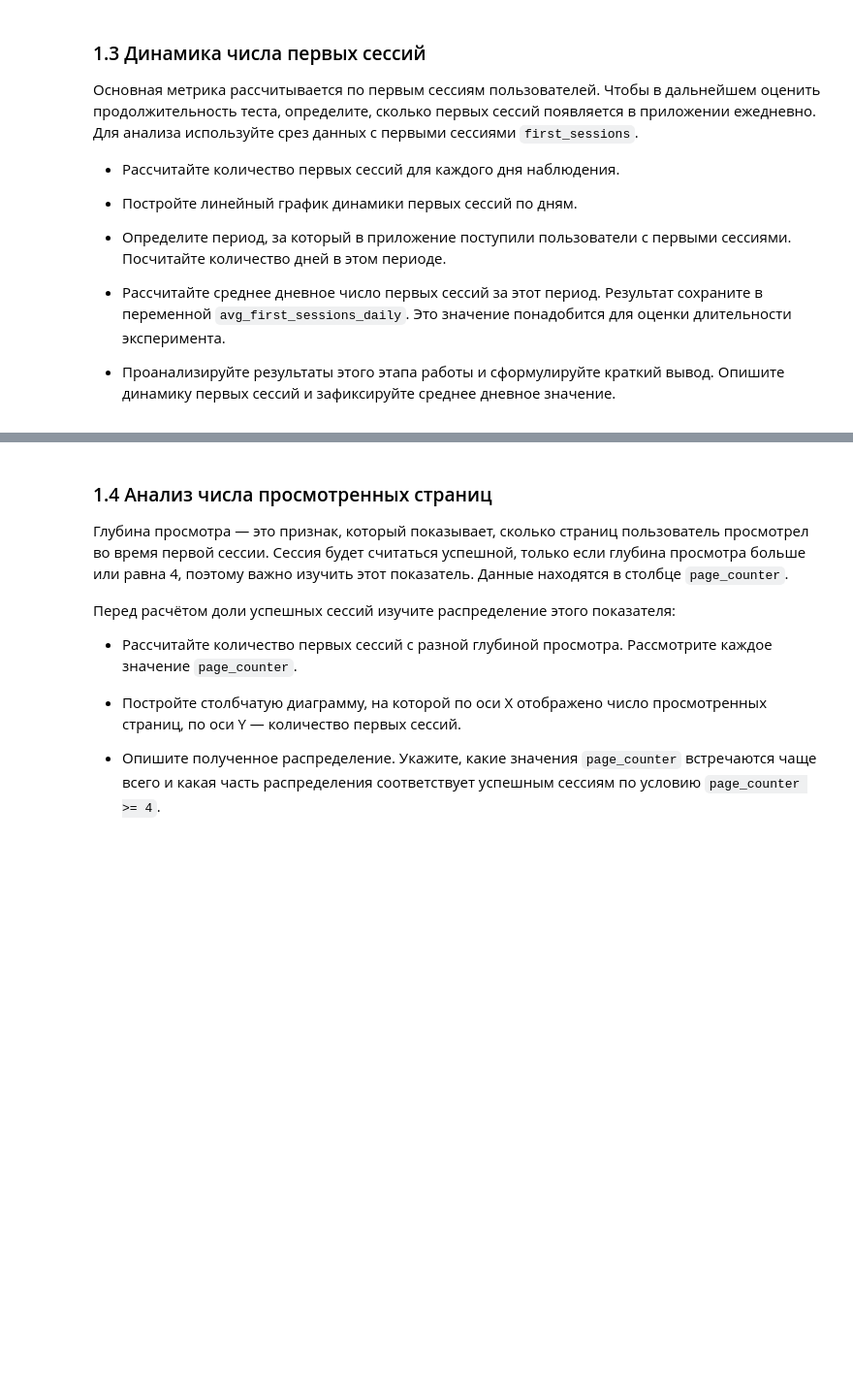
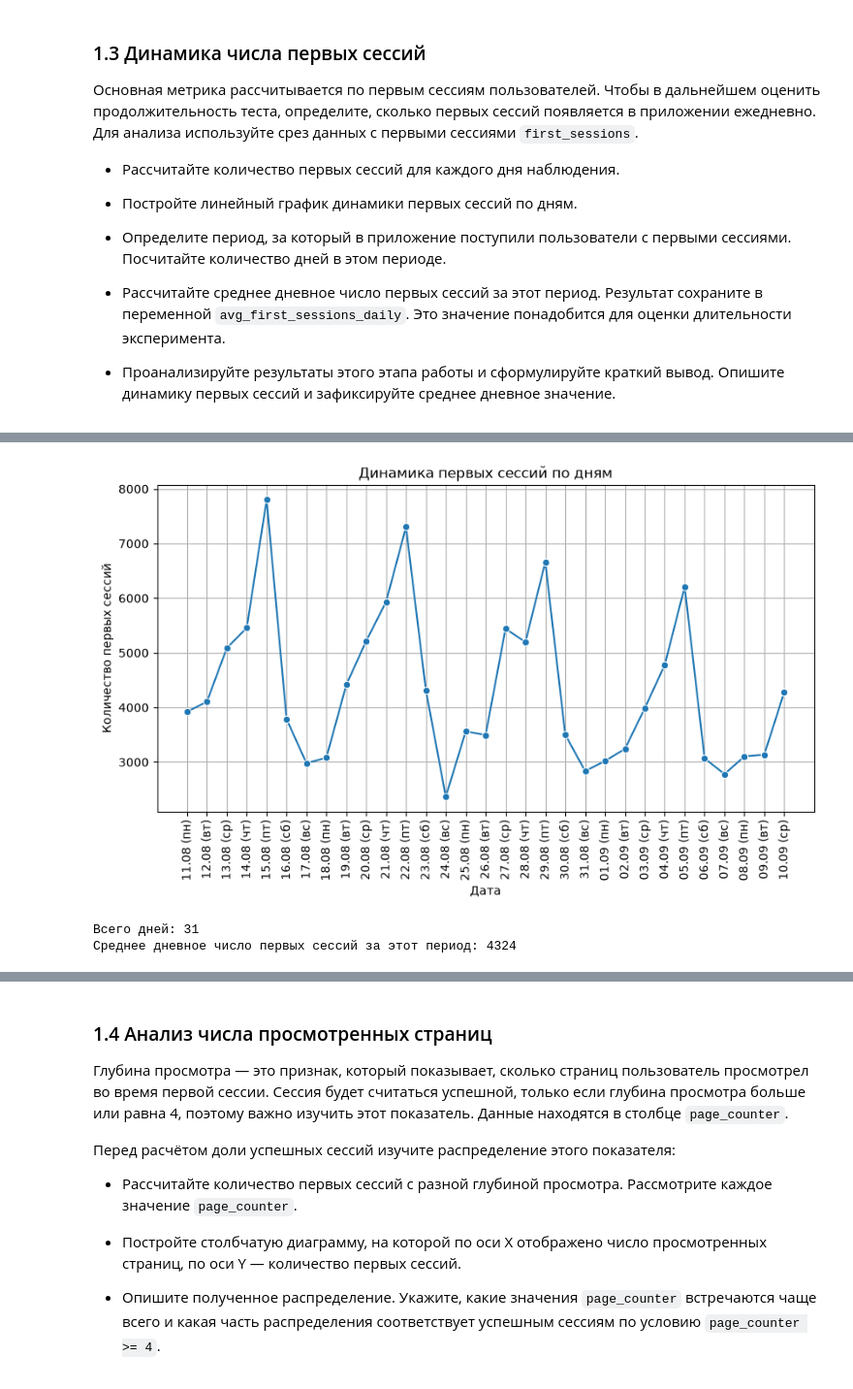
Before and after one commit to MEYakunin/Sprint22_AB_Test_Successful_First_Sessions, a Jupyter notebook: Sprint22_AB_Test_Successful_First_Sessions_Yakunin_Mikl.ipynb, the cells around one changed output, grey strips where cells are left out. Shown at 97% size. Cells and saved outputs as stored; diff of their text form; code cells hidden in the pictures; blank space fills up the shorter version.

Commit message:
Раздел 1.3 Динамика числа первых сессий - заполнены все требуемые ячейки. Составлен промежуточный вывод.

```diff
--- a/Sprint22_AB_Test_Successful_First_Sessions_Yakunin_Mikl.ipynb
+++ b/Sprint22_AB_Test_Successful_First_Sessions_Yakunin_Mikl.ipynb
@@ -167,4 +167,14 @@ else:
 - Проанализируйте результаты этого этапа работы и сформулируйте краткий вывод. Опишите динамику первых сессий и зафиксируйте среднее дневное значение.
 # %%
 # Рассчитайте количество первых сессий по дням
-first_sessions_daily = ...
+first_sessions_daily = first_sessions.groupby('session_date').size().reset_index()
+first_sessions_daily.columns = ['session_date', 'count_first_sessions']
+
+# Добавляем к дате метку дня недели
+weekday_names = {0: 'пн', 1: 'вт', 2: 'ср', 3: 'чт', 4: 'пт', 5: 'сб', 6: 'вс'}
+first_sessions_daily['date_label'] = (
+    first_sessions_daily['session_date'].dt.strftime('%d.%m')
+    + ' (' + first_sessions_daily['session_date'].dt.day_of_week.map(weekday_names) + ')'
+)
+
+first_sessions_daily.head(5)
@@ -171,29 +188,35 @@ first_sessions_daily = ...
 # %%
 # Постройте график динамики первых сессий
 plt.figure(figsize=(10, 5))
 
 sns.lineplot(
-    data=...,
-    x='...',
-    y='...',
+    data=first_sessions_daily,
+    x='date_label',
+    y='count_first_sessions',
     marker='o',
 )
 
-plt.title('...')
-plt.xlabel('...')
-plt.ylabel('...')
+plt.title('Динамика первых сессий по дням')
+plt.xlabel('Дата')
+plt.ylabel('Количество первых сессий')
 plt.grid()
 
-plt.xticks(rotation=45)
+plt.xticks(rotation=90)
 plt.show()
+# %% [output]
+[figure, added]
 # %%
 # Определите период поступления первых сессий
-...
+max_date = first_sessions['session_date'].max()
+min_date = first_sessions['session_date'].min()
 
 # Подсчитайте количество дней в периоде поступления первых сессий
-first_sessions_total_days = ...
+first_sessions_total_days = (max_date - min_date).days + 1
 print(f'Всего дней: {first_sessions_total_days}')
 
 # Подсчитайте среднее количество первых сессий в день за установленный период
-avg_first_sessions_daily = ...
+avg_first_sessions_daily = first_sessions.shape[0] / first_sessions_total_days
 print(f'Среднее дневное число первых сессий за этот период: {avg_first_sessions_daily:1.0f}')
+# %% [output]
+Всего дней: 31
+Среднее дневное число первых сессий за этот период: 4324
```
Also changed, not shown: parts of 2 cells of this notebook.
